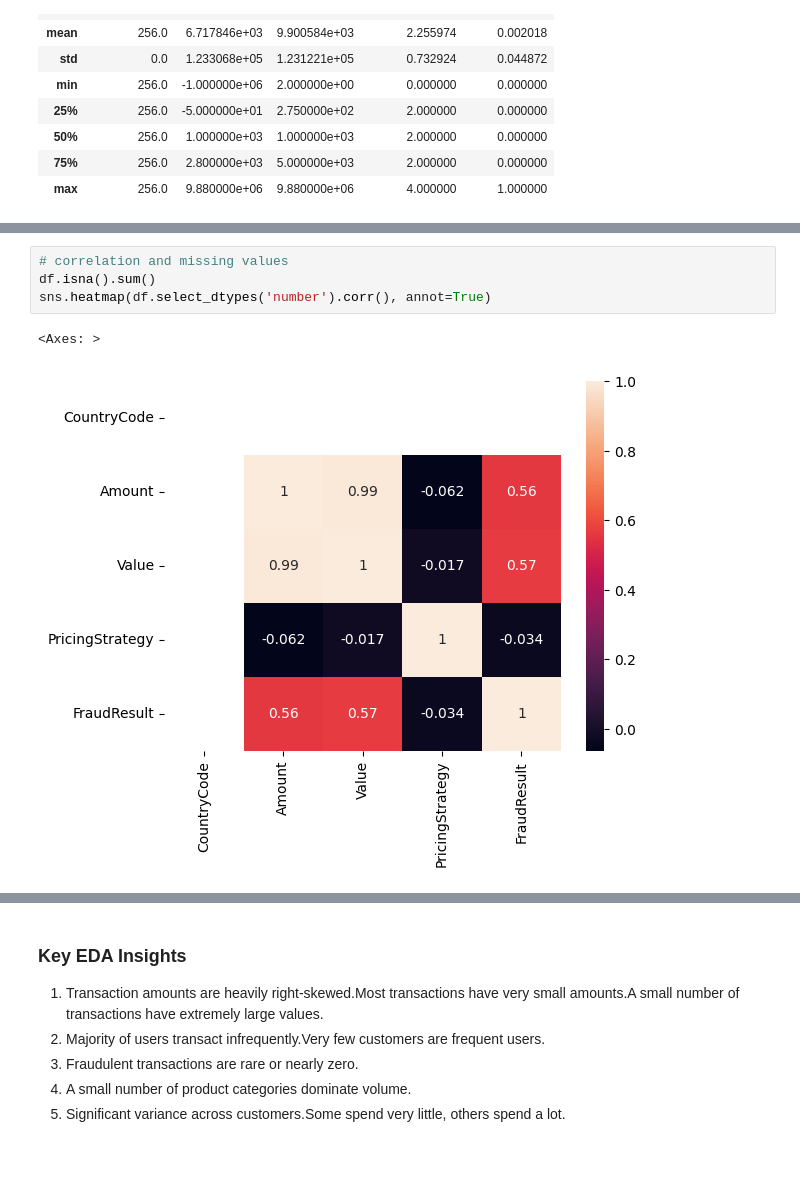
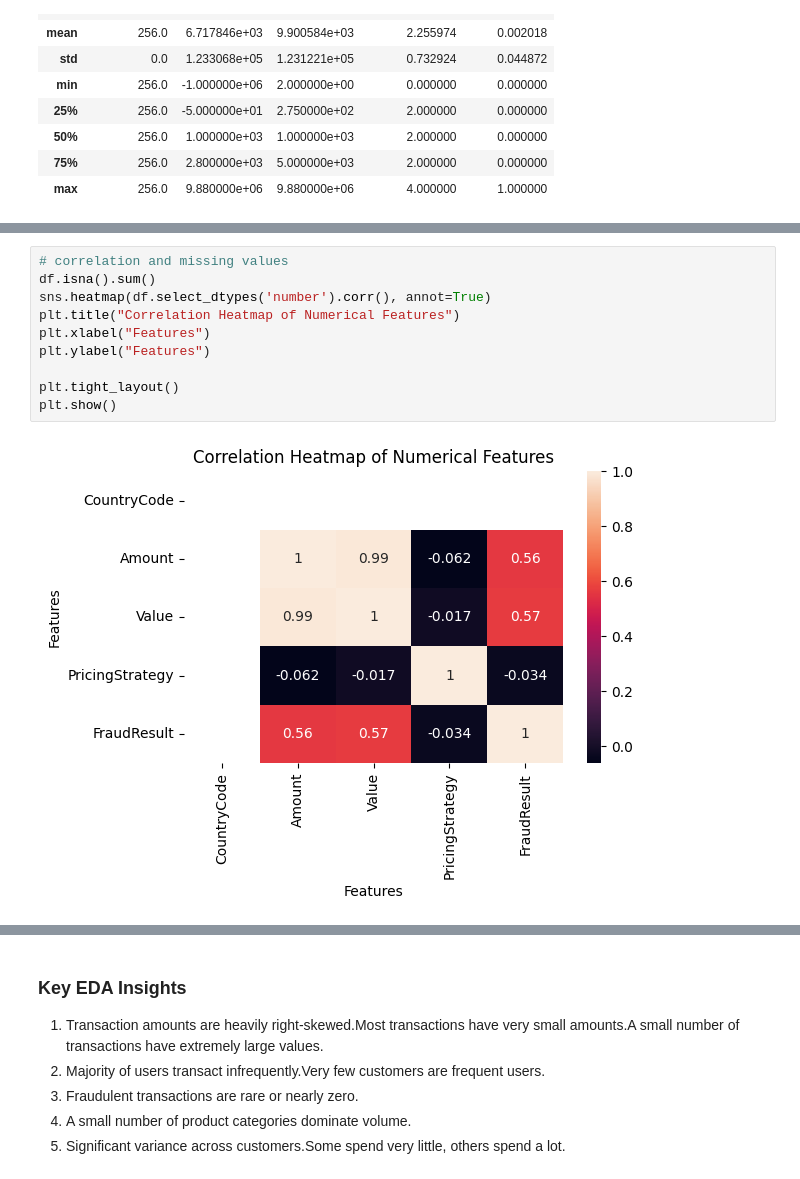
Before and after one commit to kernemi/credit-risk-model, a Jupyter notebook: notebooks/eda.ipynb, the cells around one changed output, grey strips where cells are left out. Drawn from its saved outputs; the diff is of its cells as text.

```diff
--- a/notebooks/eda.ipynb
+++ b/notebooks/eda.ipynb
@@ -115,10 +159,15 @@ df['ProductCategory'].value_counts().plot(kind='bar')
 # %%
 # correlation and missing values
 df.isna().sum()
 sns.heatmap(df.select_dtypes('number').corr(), annot=True)
+plt.title("Correlation Heatmap of Numerical Features")
+plt.xlabel("Features")
+plt.ylabel("Features")
+
+plt.tight_layout()
+plt.show()
 # %% [output]
-<Axes: >
-[figure, old version]
+[figure, new version]
 # %%
 # transaction count per customer
 txn_count = df.groupby('CustomerId').size()
```
Also changed, not shown: parts of 7 cells of this notebook.
